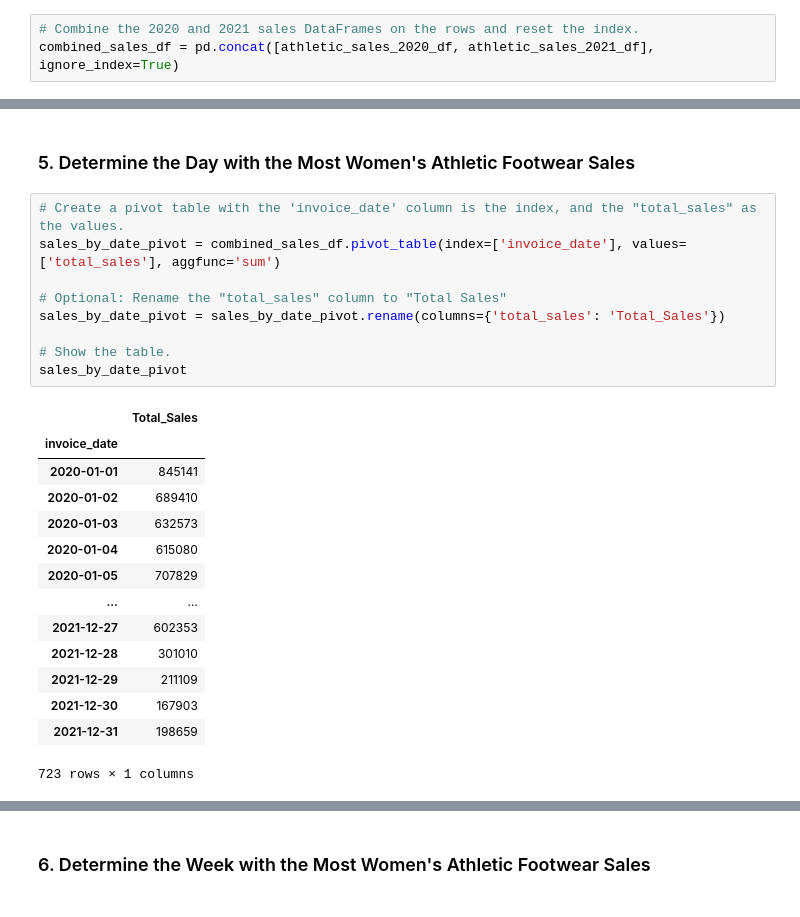
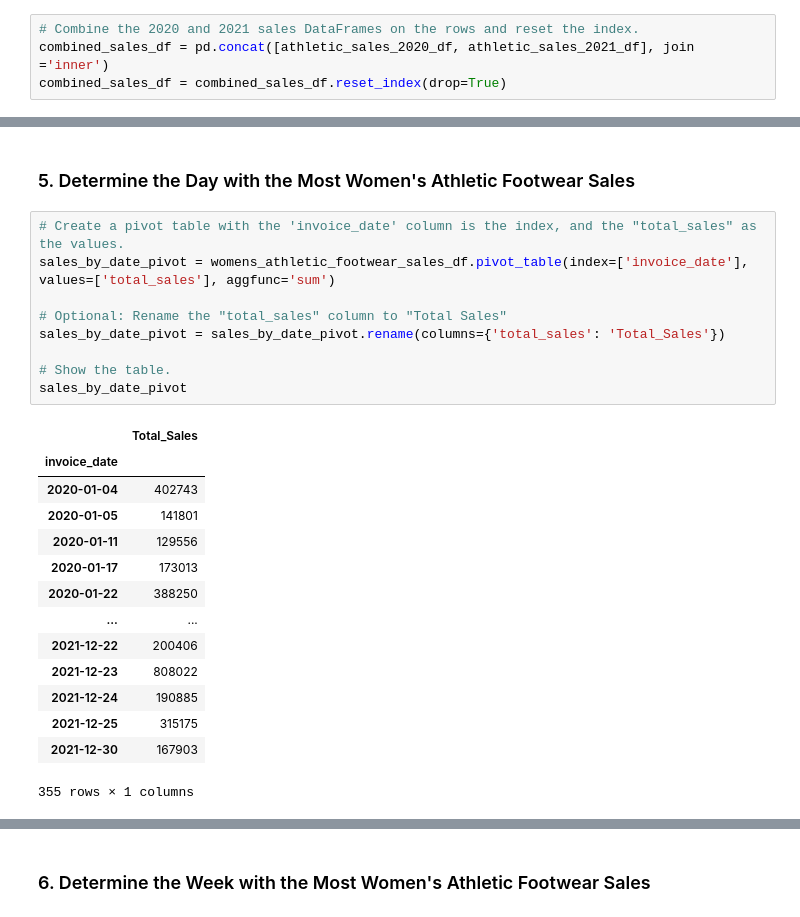
Before and after one commit to Stephensingletary/athletic_sales_analysis, a Jupyter notebook: athletic_sales_analysis_starter_code.ipynb, the cells around one changed output, grey strips where cells are left out. Cells and saved outputs as stored; diff of their text form.

```diff
--- a/athletic_sales_analysis_starter_code.ipynb
+++ b/athletic_sales_analysis_starter_code.ipynb
@@ -82,7 +82,8 @@ dtype: object
 #### Combine the sales data by rows.
 # %%
 # Combine the 2020 and 2021 sales DataFrames on the rows and reset the index.
-combined_sales_df = pd.concat([athletic_sales_2020_df, athletic_sales_2021_df], ignore_index=True)
+combined_sales_df = pd.concat([athletic_sales_2020_df, athletic_sales_2021_df], join ='inner')
+combined_sales_df = combined_sales_df.reset_index(drop=True)
 # %%
 # Check if any values are null.
 combined_sales_df.isnull().sum()
@@ -285,28 +286,28 @@ womens_athletic_footwear_units_sold_pivot[['Womens_Footwear_Units_Sold']].sort_v
 ### 5. Determine the Day with the Most Women's Athletic Footwear Sales
 # %%
 # Create a pivot table with the 'invoice_date' column is the index, and the "total_sales" as the values.
-sales_by_date_pivot = combined_sales_df.pivot_table(index=['invoice_date'], values=['total_sales'], aggfunc='sum')
+sales_by_date_pivot = womens_athletic_footwear_sales_df.pivot_table(index=['invoice_date'], values=['total_sales'], aggfunc='sum')
 
 # Optional: Rename the "total_sales" column to "Total Sales"
 sales_by_date_pivot = sales_by_date_pivot.rename(columns={'total_sales': 'Total_Sales'})
 
 # Show the table.
 sales_by_date_pivot
 # %% [output]
 |  | Total_Sales |
 | invoice_date |  |
-| 2020-01-01 | 845141 |
-| 2020-01-02 | 689410 |
-| 2020-01-03 | 632573 |
-| 2020-01-04 | 615080 |
-| 2020-01-05 | 707829 |
+| 2020-01-04 | 402743 |
+| 2020-01-05 | 141801 |
+| 2020-01-11 | 129556 |
+| 2020-01-17 | 173013 |
+| 2020-01-22 | 388250 |
 | ... | ... |
-| 2021-12-27 | 602353 |
-| 2021-12-28 | 301010 |
-| 2021-12-29 | 211109 |
+| 2021-12-22 | 200406 |
+| 2021-12-23 | 808022 |
+| 2021-12-24 | 190885 |
+| 2021-12-25 | 315175 |
 | 2021-12-30 | 167903 |
-| 2021-12-31 | 198659 |
-723 rows × 1 columns
+355 rows × 1 columns
 # %%
 # Resample the pivot table into daily bins, and get the total sales for each day.
 sales_by_day_pivot = sales_by_date_pivot.resample('D').sum()
```
Also changed, not shown: parts of 2 cells of this notebook.
